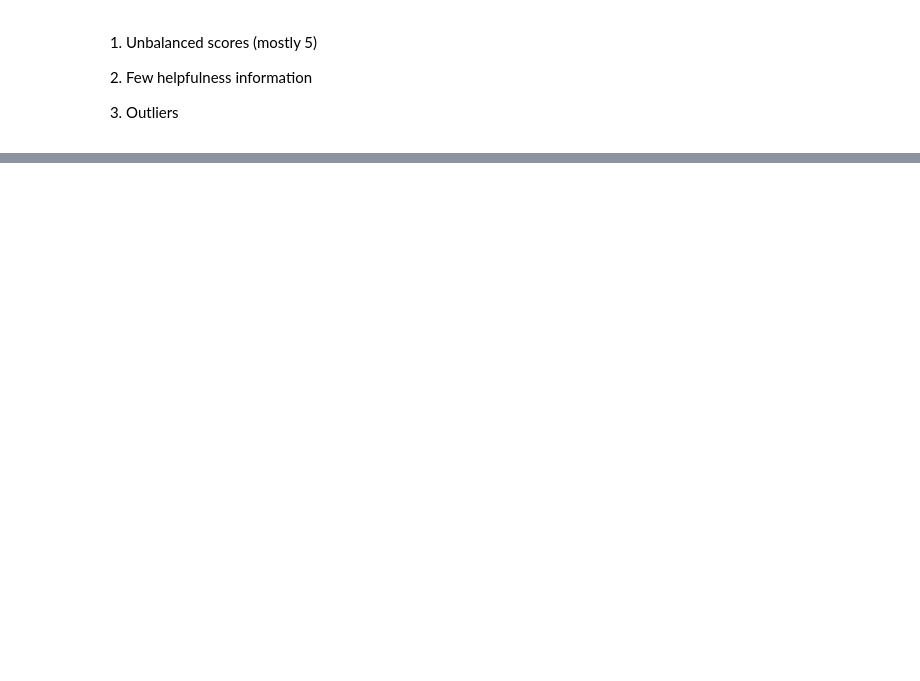
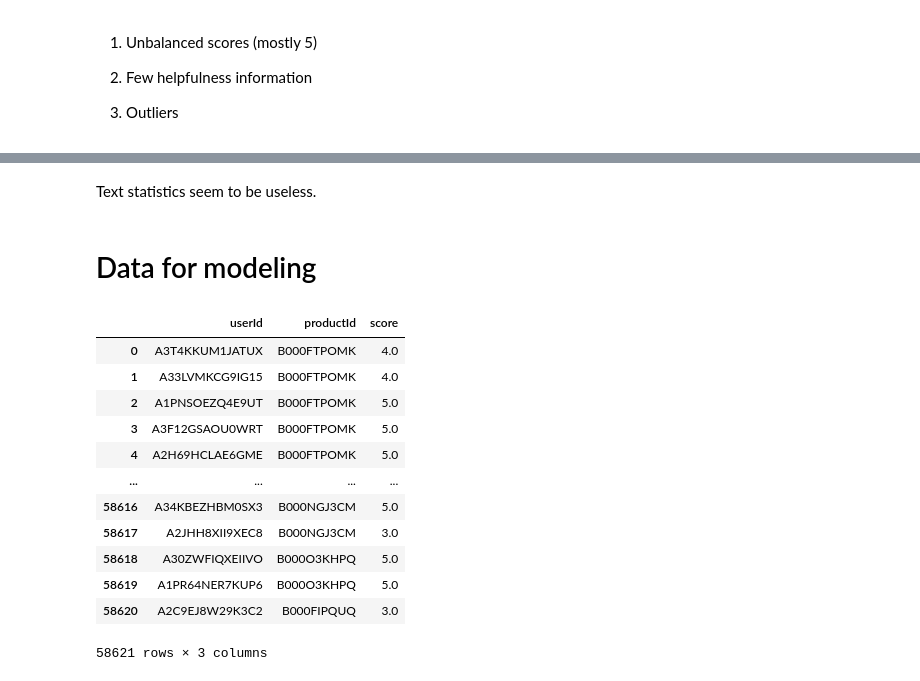
Before and after one commit to kabalce/recommender_NLP, a Jupyter notebook: preprocessing.ipynb, the cells around one changed output, grey strips where cells are left out. Saved outputs shown, nothing was run; the diff lists cells and outputs as text; code cells hidden in the pictures; blank space fills up the shorter version.

```diff
--- a/preprocessing.ipynb
+++ b/preprocessing.ipynb
@@ -119,0 +276,22 @@ reviews_df.describe()
+# %% [markdown]
+Text statistics seem to be useless.
+# %% [markdown]
+# Data for modeling
+# %%
+scores_df = reviews_df[["userId", "productId", "score"]]
+scores_df.to_csv("scores.csv")
+scores_df
+# %% [output]
+|  | userId | productId | score |
+| 0 | A3T4KKUM1JATUX | B000FTPOMK | 4.0 |
+| 1 | A33LVMKCG9IG15 | B000FTPOMK | 4.0 |
+| 2 | A1PNSOEZQ4E9UT | B000FTPOMK | 5.0 |
+| 3 | A3F12GSAOU0WRT | B000FTPOMK | 5.0 |
+| 4 | A2H69HCLAE6GME | B000FTPOMK | 5.0 |
+| ... | ... | ... | ... |
+| 58616 | A34KBEZHBM0SX3 | B000NGJ3CM | 5.0 |
+| 58617 | A2JHH8XII9XEC8 | B000NGJ3CM | 3.0 |
+| 58618 | A30ZWFIQXEIIVO | B000O3KHPQ | 5.0 |
+| 58619 | A1PR64NER7KUP6 | B000O3KHPQ | 5.0 |
+| 58620 | A2C9EJ8W29K3C2 | B000FIPQUQ | 3.0 |
+58621 rows × 3 columns
```
Also changed, not shown: parts of 13 cells of this notebook, 1 other file.
